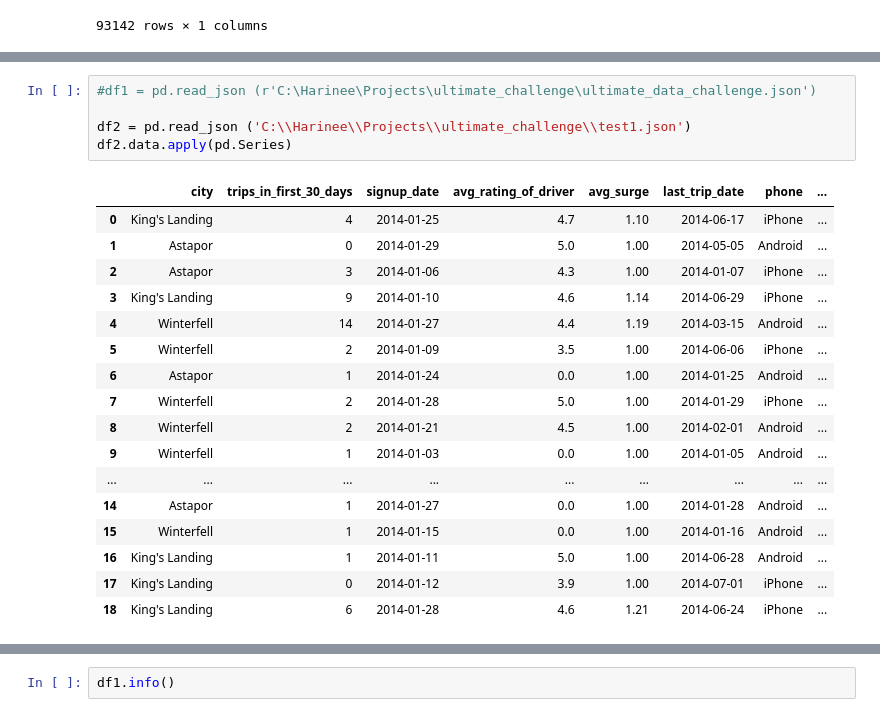
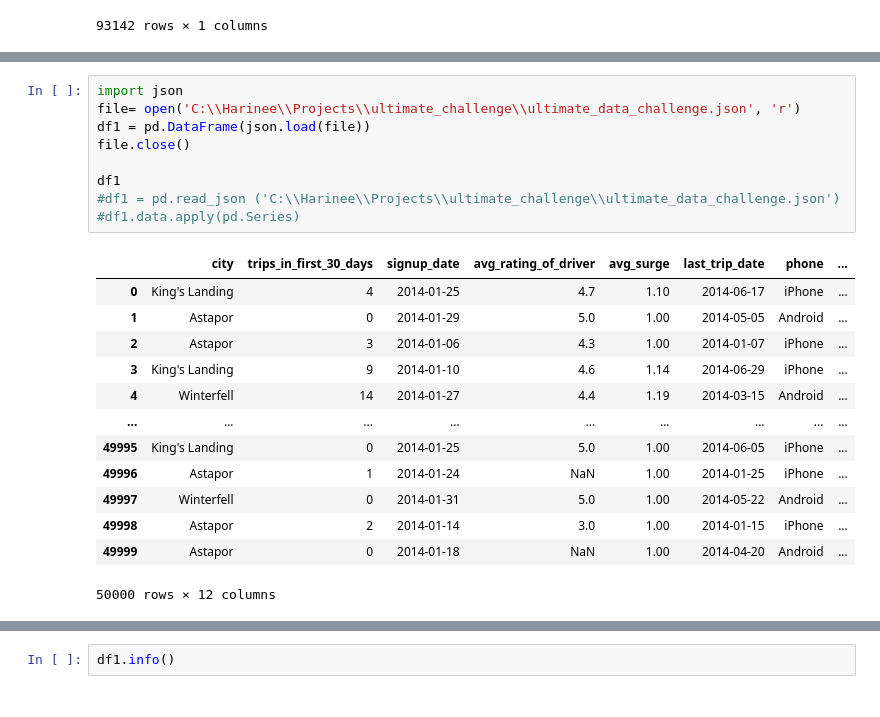
Before and after one commit to harineem1/Springboard01, a Jupyter notebook: mini-project/ultimate_challenge/Ultimate Challenge.ipynb, the cells around one changed output, grey strips where cells are left out. Saved outputs shown, nothing was run; the diff lists cells and outputs as text.

```diff
--- a/mini-project/ultimate_challenge/Ultimate Challenge.ipynb
+++ b/mini-project/ultimate_challenge/Ultimate Challenge.ipynb
@@ -40,23 +185,23 @@ memory usage: 727.8 KB
 # %%
-#df1 = pd.read_json (r'C:\Harinee\Projects\ultimate_challenge\ultimate_data_challenge.json')
+import json
+file= open('C:\\Harinee\\Projects\\ultimate_challenge\\ultimate_data_challenge.json', 'r')
+df1 = pd.DataFrame(json.load(file))
+file.close()
 
-df2 = pd.read_json ('C:\\Harinee\\Projects\\ultimate_challenge\\test1.json')
-df2.data.apply(pd.Series)
+df1
+#df1 = pd.read_json ('C:\\Harinee\\Projects\\ultimate_challenge\\ultimate_data_challenge.json')
+#df1.data.apply(pd.Series)
 # %% [output]
 |  | city | trips_in_first_30_days | signup_date | avg_rating_of_driver | avg_surge | last_trip_date | phone | ... |
 | 0 | King's Landing | 4 | 2014-01-25 | 4.7 | 1.10 | 2014-06-17 | iPhone | ... |
 | 1 | Astapor | 0 | 2014-01-29 | 5.0 | 1.00 | 2014-05-05 | Android | ... |
 | 2 | Astapor | 3 | 2014-01-06 | 4.3 | 1.00 | 2014-01-07 | iPhone | ... |
 | 3 | King's Landing | 9 | 2014-01-10 | 4.6 | 1.14 | 2014-06-29 | iPhone | ... |
 | 4 | Winterfell | 14 | 2014-01-27 | 4.4 | 1.19 | 2014-03-15 | Android | ... |
-| 5 | Winterfell | 2 | 2014-01-09 | 3.5 | 1.00 | 2014-06-06 | iPhone | ... |
-| 6 | Astapor | 1 | 2014-01-24 | 0.0 | 1.00 | 2014-01-25 | Android | ... |
-| 7 | Winterfell | 2 | 2014-01-28 | 5.0 | 1.00 | 2014-01-29 | iPhone | ... |
-| 8 | Winterfell | 2 | 2014-01-21 | 4.5 | 1.00 | 2014-02-01 | Android | ... |
-| 9 | Winterfell | 1 | 2014-01-03 | 0.0 | 1.00 | 2014-01-05 | Android | ... |
 | ... | ... | ... | ... | ... | ... | ... | ... | ... |
-| 14 | Astapor | 1 | 2014-01-27 | 0.0 | 1.00 | 2014-01-28 | Android | ... |
-| 15 | Winterfell | 1 | 2014-01-15 | 0.0 | 1.00 | 2014-01-16 | Android | ... |
-| 16 | King's Landing | 1 | 2014-01-11 | 5.0 | 1.00 | 2014-06-28 | Android | ... |
-| 17 | King's Landing | 0 | 2014-01-12 | 3.9 | 1.00 | 2014-07-01 | iPhone | ... |
-| 18 | King's Landing | 6 | 2014-01-28 | 4.6 | 1.21 | 2014-06-24 | iPhone | ... |
+| 49995 | King's Landing | 0 | 2014-01-25 | 5.0 | 1.00 | 2014-06-05 | iPhone | ... |
+| 49996 | Astapor | 1 | 2014-01-24 | NaN | 1.00 | 2014-01-25 | iPhone | ... |
+| 49997 | Winterfell | 0 | 2014-01-31 | 5.0 | 1.00 | 2014-05-22 | Android | ... |
+| 49998 | Astapor | 2 | 2014-01-14 | 3.0 | 1.00 | 2014-01-15 | iPhone | ... |
+| 49999 | Astapor | 0 | 2014-01-18 | NaN | 1.00 | 2014-04-20 | Android | ... |
+50000 rows × 12 columns
```
Also changed, not shown: parts of 41 cells of this notebook, 3 other files.
